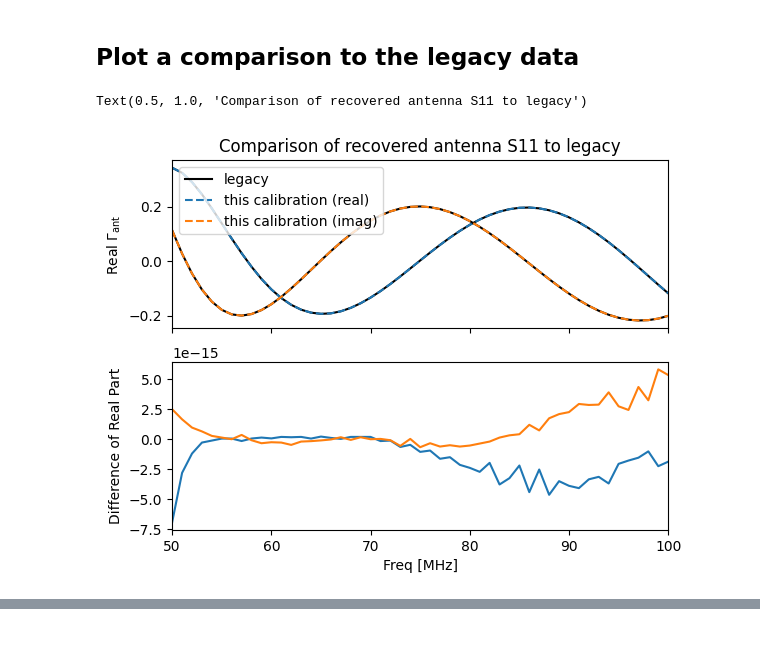
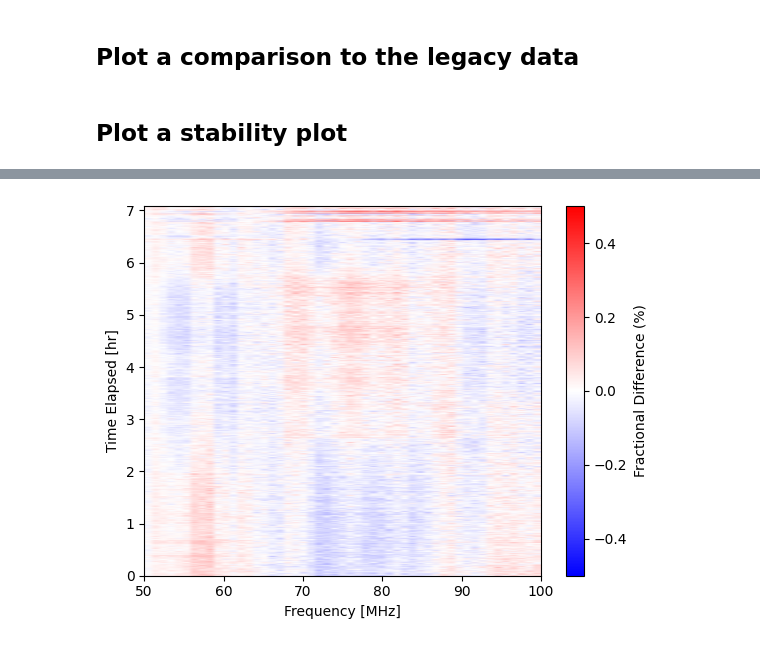
Before and after one commit to edges-collab/edges-bowman2018-pipeline, a Jupyter notebook: notebooks/ants11.ipynb, the cells around one changed output, grey strips where cells are left out. Saved outputs shown, nothing was run; the diff lists cells and outputs as text; code cells hidden in the pictures.

```diff
--- a/notebooks/ants11.ipynb
+++ b/notebooks/ants11.ipynb
@@ -59,7 +69,7 @@ def read_raw_ants11_files(datadir, minidx, maxidx):
 
     return list(zip(input1_files, input2_files, input3_files, input4_files))
 # %%
-raw_ants11_files = read_raw_ants11_files(datadir, raw_measurement_minidx, raw_measurement_maxidx)
+raw_ants11_files = read_raw_ants11_files(ants11_dir, raw_measurement_minidx, raw_measurement_maxidx)
 # %% [markdown]
 Read the receiver temperatures:
 # %%
@@ -136,35 +146,51 @@ avg_gamma = sp.average_reflection_coefficients(all_cal_gammas)
 # %% [markdown]
 ## Plot a comparison to the legacy data
 # %%
-fig, ax = plt.subplots(2, 1, sharex=True)
+if legacy_ants11_file is not None:
+    fig, ax = plt.subplots(2, 1, sharex=True)
 
-plt.sca(ax[0])
+    plt.sca(ax[0])
 
-plt.plot(s11freq, np.real(orig_s11), color='k', ls='-', label='legacy')
-plt.plot(avg_gamma.freqs.to_value("MHz"), np.real(avg_gamma.reflection_coefficient), color='C0', label='this calibration (real)', ls='--')
+    plt.plot(s11freq, np.real(orig_s11), color='k', ls='-', label='legacy')
+    plt.plot(avg_gamma.freqs.to_value("MHz"), np.real(avg_gamma.reflection_coefficient), color='C0', label='this calibration (real)', ls='--')
 
-plt.plot(s11freq, np.imag(orig_s11), color='k', ls='-')
-plt.plot(avg_gamma.freqs.to_value("MHz"), np.imag(avg_gamma.reflection_coefficient), color='C1', label='this calibration (imag)', ls='--')
+    plt.plot(s11freq, np.imag(orig_s11), color='k', ls='-')
+    plt.plot(avg_gamma.freqs.to_value("MHz"), np.imag(avg_gamma.reflection_coefficient), color='C1', label='this calibration (imag)', ls='--')
 
-plt.xlim(50,100)
-plt.legend()
-plt.ylabel(r"Real $\Gamma_{\rm ant}$")
+    plt.xlim(50,100)
+    plt.legend()
+    plt.ylabel(r"Real $\Gamma_{\rm ant}$")
 
 
-plt.sca(ax[1])
+    plt.sca(ax[1])
 
-# for gg in all_gammas:
-#     plt.plot(avg_gamma.freqs.to_value("MHz"), np.real(gg.reflection_coefficient - orig_s11), color='gray', alpha=0.05)
-plt.plot(avg_gamma.freqs.to_value("MHz"), np.real(avg_gamma.reflection_coefficient - orig_s11), color='C0')
-plt.plot(avg_gamma.freqs.to_value("MHz"), np.imag(avg_gamma.reflection_coefficient - orig_s11), color='C1')
+    plt.plot(avg_gamma.freqs.to_value("MHz"), np.real(avg_gamma.reflection_coefficient - orig_s11), color='C0')
+    plt.plot(avg_gamma.freqs.to_value("MHz"), np.imag(avg_gamma.reflection_coefficient - orig_s11), color='C1')
 
-
-
-#plt.xlim(50,100)
-plt.xlabel("Freq [MHz]")
-plt.ylabel(r"Difference of Real Part")
-#plt.ylim(-1e-6, 1e-6)
-ax[0].set_title("Comparison of recovered antenna S11 to legacy")
+    plt.xlabel("Freq [MHz]")
+    plt.ylabel(r"Difference of Real Part")
+    ax[0].set_title("Comparison of recovered antenna S11 to legacy")
-# %% [output]
-Text(0.5, 1.0, 'Comparison of recovered antenna S11 to legacy')
-[figure, removed]
+# %% [markdown]
+## Plot a stability plot
+# %%
+# Model the average ants11 in the same way we will model it for the pipeline.
+# (but here it's just to make a plot)
+model_params =  sp.S11ModelParams(
+    model=mdl.Polynomial(n_terms=10, transform=mdl.LogTransform(scale=1.0)),
+    complex_model_type=mdl.ComplexRealImagModel,
+    set_transform_range=True,
+    fit_method='lstsq',
+    find_model_delay=True,
+)
+# %%
+smoothed = avg_gamma.smoothed(params=model_params)
+# %%
+img = np.array([gg.reflection_coefficient for gg in all_cal_gammas])
+# %%
+plt.imshow(100*(img.real - smoothed.reflection_coefficient.real)/np.abs(smoothed.reflection_coefficient), aspect='auto', cmap='bwr', vmin=-0.5, vmax=0.5, extent=(50, 100, 0, 34*750/60/60))
+cbar = plt.colorbar()
+cbar.set_label("Fractional Difference (%)")
+
+plt.xlabel("Frequency [MHz]")
+plt.ylabel("Time Elapsed [hr]")
+# %% [output]
@@ -170,0 +198 @@ Text(0.5, 1.0, 'Comparison of recovered antenna S11 to legacy')
+[figure, added]
```
Also changed, not shown: parts of 9 cells of this notebook, 21 other files.
